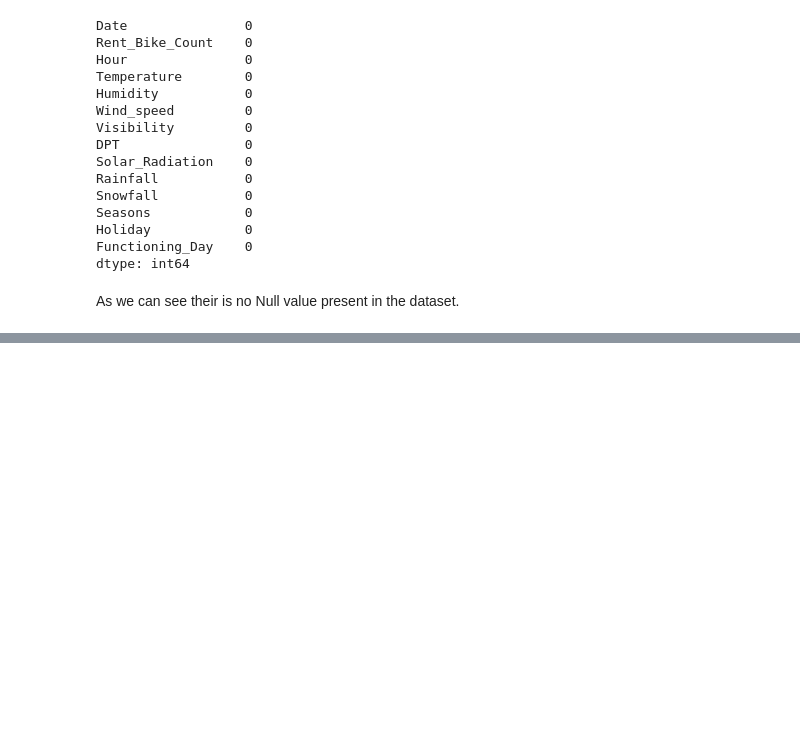
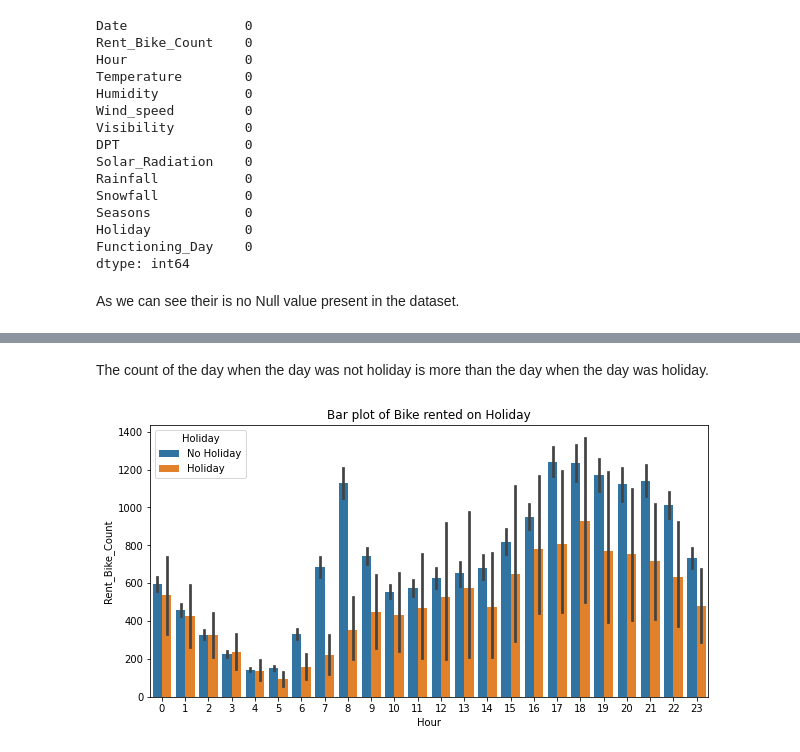
Before and after one commit to sapanapawar/Bike-Sharing-Demand-Prediction, a Jupyter notebook: Bike_Sharing_Demand_Prediction_Sapana_Pawar.ipynb, the cells around one changed output, grey strips where cells are left out. Cells and saved outputs as stored; diff of their text form; code cells hidden in the pictures; blank space fills up the shorter version.

```diff
--- a/Bike_Sharing_Demand_Prediction_Sapana_Pawar.ipynb
+++ b/Bike_Sharing_Demand_Prediction_Sapana_Pawar.ipynb
@@ -424,0 +457,11 @@ As we can see their is no Null value present in the dataset.
+# %% [markdown]
+The count of the day when the day was not holiday is more than the day when the day was holiday.
+# %%
+#plotting barplots
+def barplots(x,y,hue):
+    plt.figure(figsize=(10,5))
+    plt.title("Bar plot of Bike rented on Holiday")
+    sns.barplot(x=x,y=y,hue=hue,data=dataset_clr);
+barplots('Hour','Rent_Bike_Count','Holiday')
+# %% [output]
+[figure, added]
```
Also changed, not shown: parts of 29 cells of this notebook.
